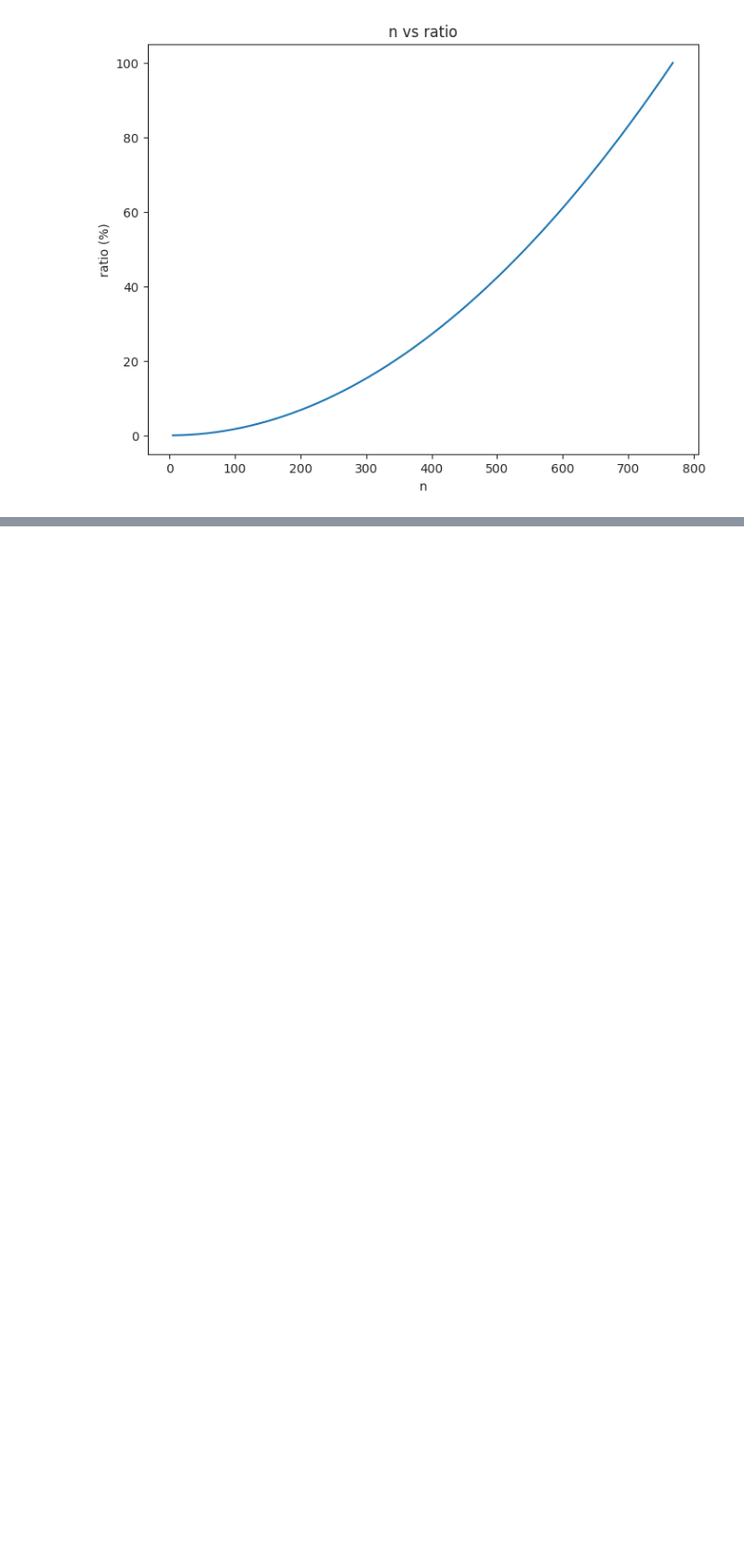
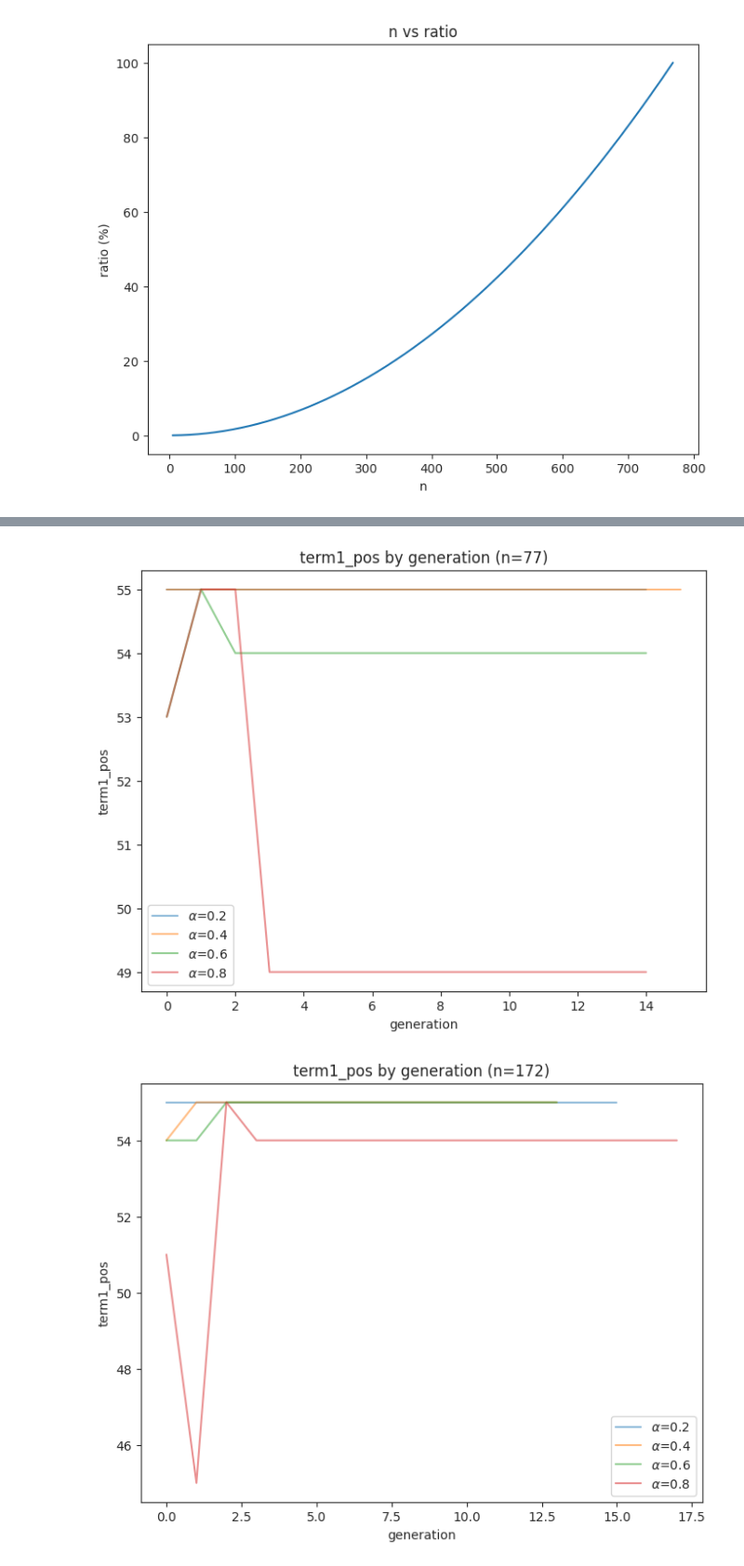
Before and after one commit to posl/RepTran-replication, a Jupyter notebook: src/007e_analyze_fitness_result.ipynb, the cells around one changed output, grey strips where cells are left out. Shown at 93% size. Cells and saved outputs as stored; diff of their text form; code cells hidden in the pictures; blank space fills up the shorter version.

```diff
--- a/src/007e_analyze_fitness_result.ipynb
+++ b/src/007e_analyze_fitness_result.ipynb
@@ -115,0 +162,5 @@ n=765, ratio=99.220%
+# %%
+plot_tracker("term1_pos")
+# %% [output]
+[figure, added]
+[figure, added]
```
Also changed, not shown: parts of 6 cells of this notebook, 3 other files.
